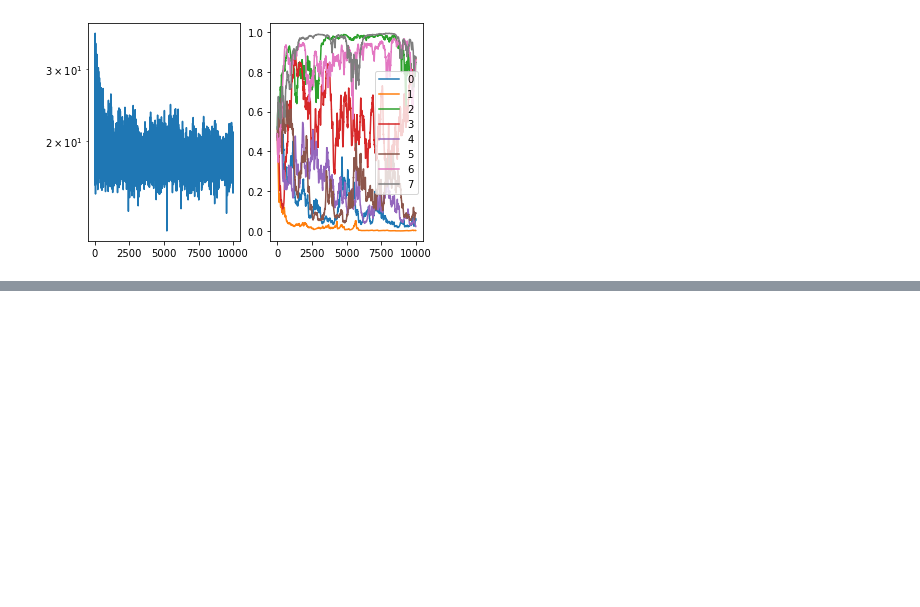
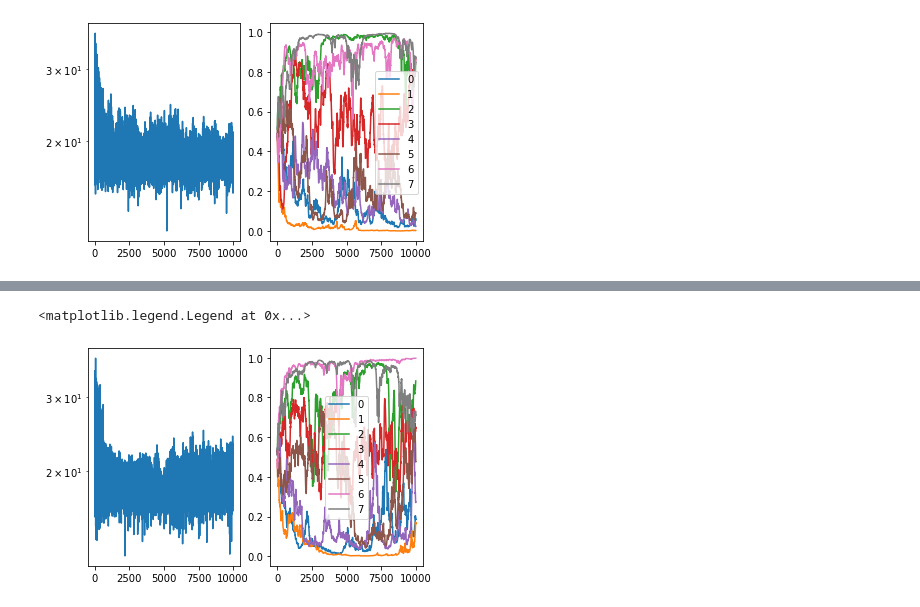
Before and after one commit to bdatko/numpyro_play, a Jupyter notebook: notebooks/Chapter_2_MBML_SVI.ipynb, the cells around one changed output, grey strips where cells are left out. Cells and saved outputs as stored; diff of their text form; code cells hidden in the pictures; blank space fills up the shorter version.

```diff
--- a/notebooks/Chapter_2_MBML_SVI.ipynb
+++ b/notebooks/Chapter_2_MBML_SVI.ipynb
@@ -198,0 +253,4 @@ expected
+# %%
+res_skill_1 = torch.vstack([s[1] for s in skills_svi])
+res_skill_1 = res_skill_1.detach().numpy()
+res_skill_1
@@ -198,0 +271,13 @@ expected
+# %%
+# same loss, skill_02
+plt.subplot(1, 2, 1)
+plt.semilogy(losses)
+
+ax2 = plt.subplot(1, 2, 2)
+for n in range(8):
+    plt.plot(res_skill_1[:, n], label=str(n))
+
+plt.legend()
+# %% [output]
+<matplotlib.legend.Legend at 0x...>
+[figure, added]
```
Also changed, not shown: parts of 47 cells of this notebook, 1 other file.
